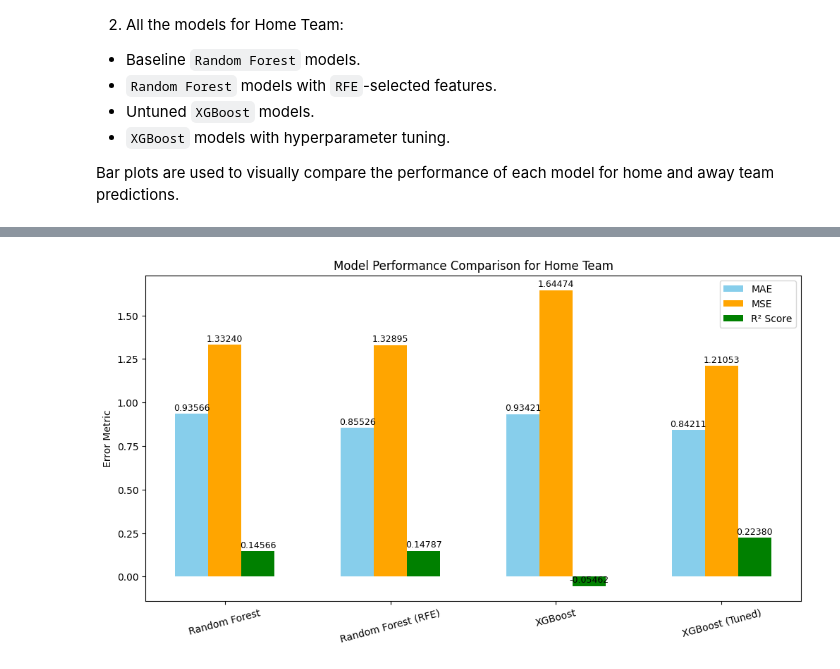
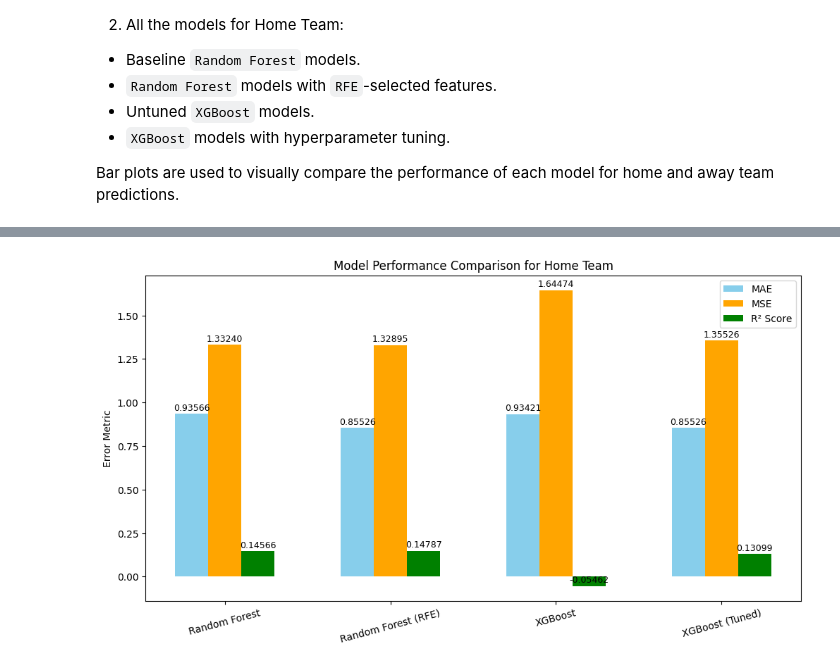
Before and after one commit to SanderBakke/MALIS_project, a Jupyter notebook: notebooks/notebook.ipynb, the cells around one changed output, grey strips where cells are left out. Saved outputs shown, nothing was run; the diff lists cells and outputs as text; code cells hidden in the pictures.

```diff
--- a/notebooks/notebook.ipynb
+++ b/notebooks/notebook.ipynb
@@ -403,25 +372,17 @@ plt.show()
 
 This section uses ``XGBoost`` models trained on all features, as we saw that restricting the model to ``RFE``-selected features yieded a poorer performance in the last section. `XGBoost` performs its own feature importance analysis, assigning weights to features based on their contribution to the model's predictions.
 # %%
-# # First split: Training and remaining data
-# X_train_home, X_temp_home, y_train_home, y_temp_home = train_test_split(X, y_home, test_size=0.3, random_state=42)
-# X_train_away, X_temp_away, y_train_away, y_temp_away = train_test_split(X, y_away, test_size=0.3, random_state=42)
-
-# # Second split: Validation and test data
-# X_val_home, X_test_home, y_val_home, y_test_home = train_test_split(X_temp_home, y_temp_home, test_size=0.5, random_state=42)
-# X_val_away, X_test_away, y_val_away, y_test_away = train_test_split(X_temp_away, y_temp_away, test_size=0.5, random_state=42)
-
 # Initialize XGBoost models
 xgb_home = XGBRegressor(objective='reg:squarederror', random_state=42)
 xgb_away = XGBRegressor(objective='reg:squarederror', random_state=42)
 
 # Train XGBoost models
-xgb_home.fit(X_train_home, y_train_home)
-xgb_away.fit(X_train_away, y_train_away)
+xgb_home.fit(X_train, y_train_home)
+xgb_away.fit(X_train, y_train_away)
 
 # Make predictions using XGBoost
-y_pred_home_xgb = xgb_home.predict(X_test_home).round().astype(int)
-y_pred_away_xgb = xgb_away.predict(X_test_away).round().astype(int)
+y_pred_home_xgb = xgb_home.predict(X_test).round().astype(int)
+y_pred_away_xgb = xgb_away.predict(X_test).round().astype(int)
 
 # Evaluate XGBoost models
 print("\n--- Home Team Scores (XGBoost) ---")
@@ -483,8 +444,8 @@ def objective_home(trial):
     }
     # Initialize and train model with suggested parameters on our data
     model = XGBRegressor(objective='reg:squarederror', random_state=42, **params)
-    model.fit(X_train_home, y_train_home)
-    y_pred = model.predict(X_test_home)
+    model.fit(X_train, y_train_home)
+    y_pred = model.predict(X_test)
     return mean_squared_error(y_test_home, y_pred)
 
 # Run the optimization for Home Team
@@ -494,10 +455,10 @@ study_home.optimize(objective_home, n_trials=50)
 # Best parameters for Home Team
 best_params_home = study_home.best_params
 final_xgb_model_home = XGBRegressor(objective='reg:squarederror', random_state=42, **best_params_home)
-final_xgb_model_home.fit(X_train_home, y_train_home)
+final_xgb_model_home.fit(X_train, y_train_home)
 
 # Make predictions for Home Team
-y_pred_home_optuna = final_xgb_model_home.predict(X_test_home).round().astype(int)
+y_pred_home_optuna = final_xgb_model_home.predict(X_test).round().astype(int)
 
 # Define the objective function for optimization (Away Team)
 def objective_away(trial):
@@ -510,8 +471,8 @@ def objective_away(trial):
     }
     # Initialize and train model with suggested parameters on our data
     model = XGBRegressor(objective='reg:squarederror', random_state=42, **params)
-    model.fit(X_train_away, y_train_away)
-    y_pred = model.predict(X_test_away)
+    model.fit(X_train, y_train_away)
+    y_pred = model.predict(X_test)
     return mean_squared_error(y_test_away, y_pred)
 
 # Run the optimization for Away Team
@@ -521,8 +482,8 @@ study_away.optimize(objective_away, n_trials=50)
 # Best parameters for Away Team
 best_params_away = study_away.best_params
 final_xgb_model_away = XGBRegressor(objective='reg:squarederror', random_state=42, **best_params_away)
-final_xgb_model_away.fit(X_train_away, y_train_away)
+final_xgb_model_away.fit(X_train, y_train_away)
 
 # Make predictions for Away Team
-y_pred_away_optuna = final_xgb_model_away.predict(X_test_away).round().astype(int)
+y_pred_away_optuna = final_xgb_model_away.predict(X_test).round().astype(int)
 # %% [output]
@@ -617,42 +578,42 @@ x = np.arange(len(models))
 
 # Evaluation Metrics
 mae = [
-    mean_absolute_error(y_test_home, rf_home.predict(X_test_home)),
+    mean_absolute_error(y_test_home, rf_home.predict(X_test)),
     mean_absolute_error(y_test_home, y_pred_home_rfe),
     mean_absolute_error(y_test_home, y_pred_home_xgb),
     mean_absolute_error(y_test_home, y_pred_home_optuna)
 ]
 mse = [
-    mean_squared_error(y_test_home, rf_home.predict(X_test_home)),
+    mean_squared_error(y_test_home, rf_home.predict(X_test)),
     mean_squared_error(y_test_home, y_pred_home_rfe),
     mean_squared_error(y_test_home, y_pred_home_xgb),
     mean_squared_error(y_test_home, y_pred_home_optuna)
 ]
 r2 = [
-    r2_score(y_test_home, rf_home.predict(X_test_home)),
+    r2_score(y_test_home, rf_home.predict(X_test)),
     r2_score(y_test_home, y_pred_home_rfe),
     r2_score(y_test_home, y_pred_home_xgb),
     r2_score(y_test_home, y_pred_home_optuna)
 ]
 
 
 # Plot Comparison of Metrics
 plt.figure(figsize=(12, 6))
 plt.bar(x - 0.2, mae, 0.2, label='MAE', color='skyblue')
 plt.bar(x, mse, 0.2, label='MSE', color='orange')
 plt.bar(x + 0.2, r2, 0.2, label='R² Score', color='green')
 
 # Add annotations for each bar
 for i, (mae_val, mse_val, r2_val) in enumerate(zip(mae, mse, r2)):
     plt.text(x[i] - 0.2, mae_val + 0.02, f'{mae_val:.5f}', ha='center', fontsize=9)
     plt.text(x[i], mse_val + 0.02, f'{mse_val:.5f}', ha='center', fontsize=9)
     plt.text(x[i] + 0.2, r2_val + 0.02, f'{r2_val:.5f}', ha='center', fontsize=9)
 
 # Add labels, title, and legend
 plt.xticks(x, models, rotation=15)  # Rotate labels for better readability
 plt.ylabel('Error Metric')
 plt.title('Model Performance Comparison for Home Team')
 plt.legend()
 plt.show()
 # %% [output]
-[figure, old version]
+[figure, new version]
```
Also changed, not shown: parts of 7 cells of this notebook.
